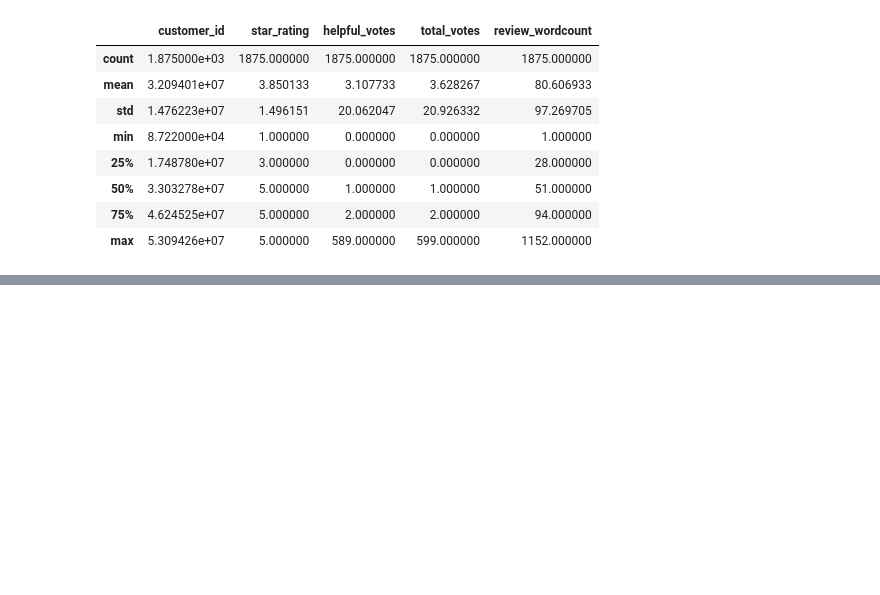
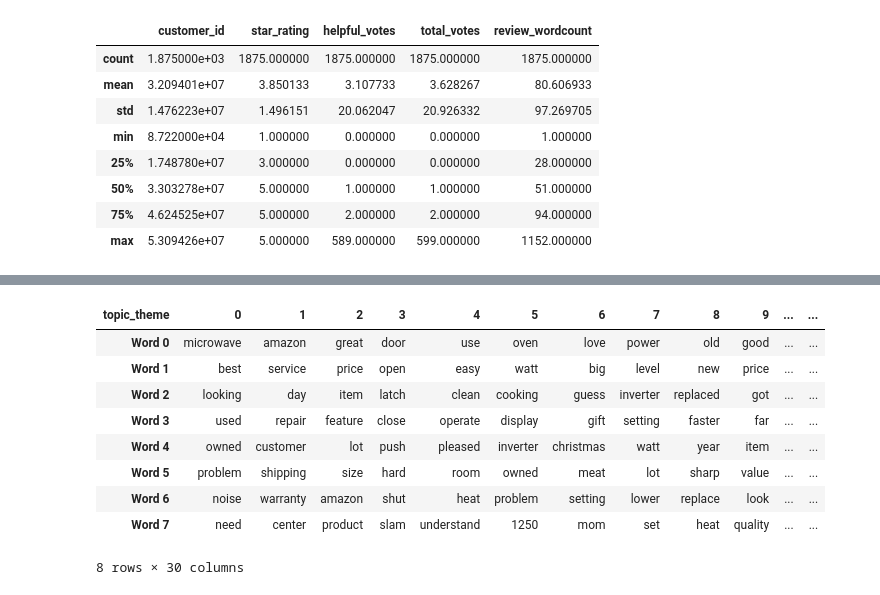
Before and after one commit to GrilledJeez/amazon_product_feature_analysis, a Jupyter notebook: modeling.ipynb, the cells around one changed output, grey strips where cells are left out. Drawn from its saved outputs; the diff is of its cells as text; code cells hidden in the pictures; blank space fills up the shorter version.

Commit message:
Working Model

```diff
--- a/modeling.ipynb
+++ b/modeling.ipynb
@@ -120,0 +130,2 @@ df.describe()
+# %%
+X = vectorizer.fit_transform(X)
@@ -120,0 +145,17 @@ df.describe()
+# %%
+nmf = NMF(
+    n_components=30,
+    init='nndsvd'
+).fit(X)
+
+nmf_output = nmf.fit_transform(X)
+# %%
+def show_topics(vectorizer=vectorizer, lda_model=nmf, n_words=20):
+    keywords = np.array(vectorizer.get_feature_names())
+    topic_keywords = []
+    for topic_weights in lda_model.components_:
+        top_keyword_locs = (-topic_weights).argsort()[:n_words]
+        topic_keywords.append(keywords.take(top_keyword_locs))
+    return topic_keywords
+# %%
+topic_keywords = show_topics(vectorizer=vectorizer, lda_model=nmf, n_words=8)
@@ -120,0 +182,21 @@ df.describe()
+# %%
+# Topic - Keywords Dataframe
+df_topic_keywords = pd.DataFrame(topic_keywords)
+df_topic_keywords.columns = ['Word '+str(i) for i in range(df_topic_keywords.shape[1])]
+df_topic_keywords.index = ['Topic '+str(i) for i in range(df_topic_keywords.shape[0])]
+
+Topics_theme = range(30)
+df_topic_keywords['topic_theme'] = Topics_theme
+df_topic_keywords.set_index('topic_theme', inplace=True)
+df_topic_keywords.T
+# %% [output]
+| topic_theme | 0 | 1 | 2 | 3 | 4 | 5 | 6 | 7 | 8 | 9 | ... | ... |
+| Word 0 | microwave | amazon | great | door | use | oven | love | power | old | good | ... | ... |
+| Word 1 | best | service | price | open | easy | watt | big | level | new | price | ... | ... |
+| Word 2 | looking | day | item | latch | clean | cooking | guess | inverter | replaced | got | ... | ... |
+| Word 3 | used | repair | feature | close | operate | display | gift | setting | faster | far | ... | ... |
+| Word 4 | owned | customer | lot | push | pleased | inverter | christmas | watt | year | item | ... | ... |
+| Word 5 | problem | shipping | size | hard | room | owned | meat | lot | sharp | value | ... | ... |
+| Word 6 | noise | warranty | amazon | shut | heat | problem | setting | lower | replace | look | ... | ... |
+| Word 7 | need | center | product | slam | understand | 1250 | mom | set | heat | quality | ... | ... |
+8 rows × 30 columns
```
Also changed, not shown: parts of 15 cells of this notebook, 2 other files.
